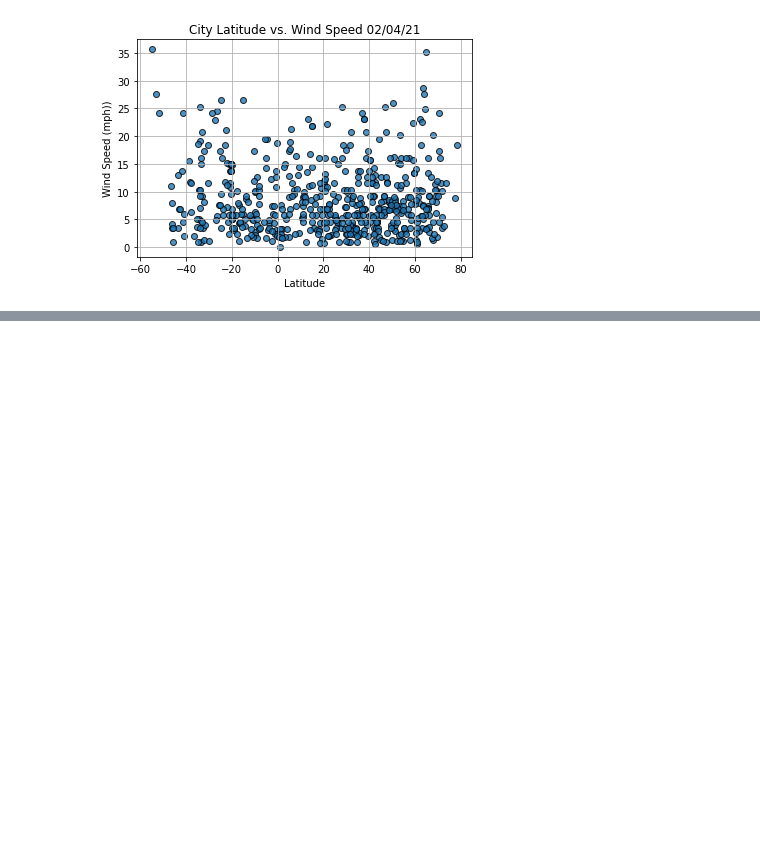
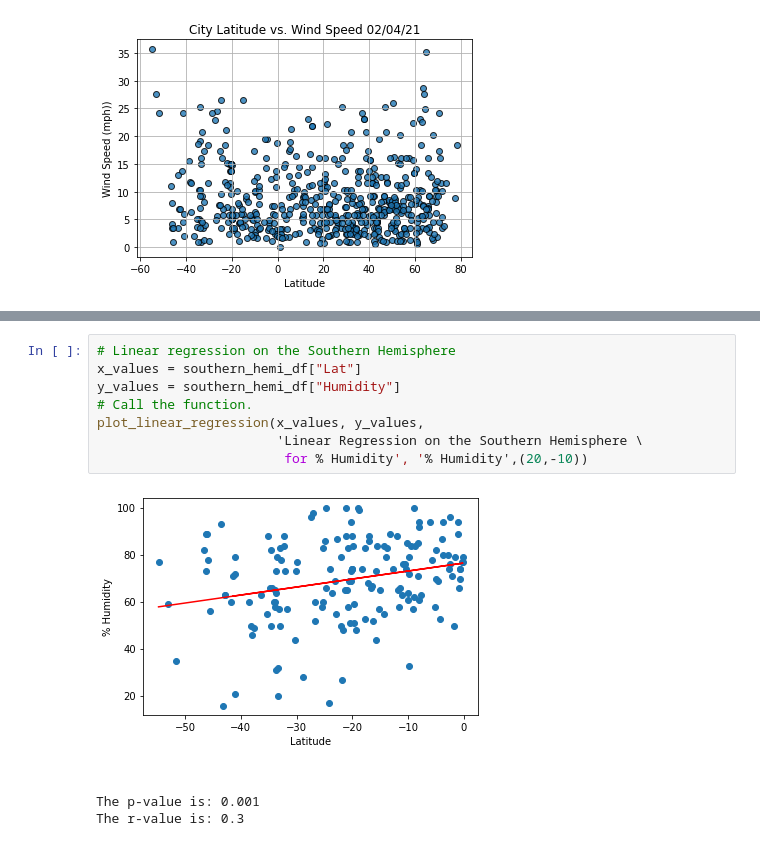
Before and after one commit to roomasa/World_Weather_Analysis, a Jupyter notebook: Weather.ipynb, the cells around one changed output, grey strips where cells are left out. Saved outputs shown, nothing was run; the diff lists cells and outputs as text; blank space fills up the shorter version.

```diff
--- a/Weather.ipynb
+++ b/Weather.ipynb
@@ -297,0 +379,12 @@ plt.show()
+# %%
+# Linear regression on the Southern Hemisphere
+x_values = southern_hemi_df["Lat"]
+y_values = southern_hemi_df["Humidity"]
+# Call the function.
+plot_linear_regression(x_values, y_values,
+                       'Linear Regression on the Southern Hemisphere \
+                        for % Humidity', '% Humidity',(20,-10))
+# %% [output]
+[figure, added]
+The p-value is: 0.001
+The r-value is: 0.3
```
Also changed, not shown: parts of 10 cells of this notebook, 1 other file.
